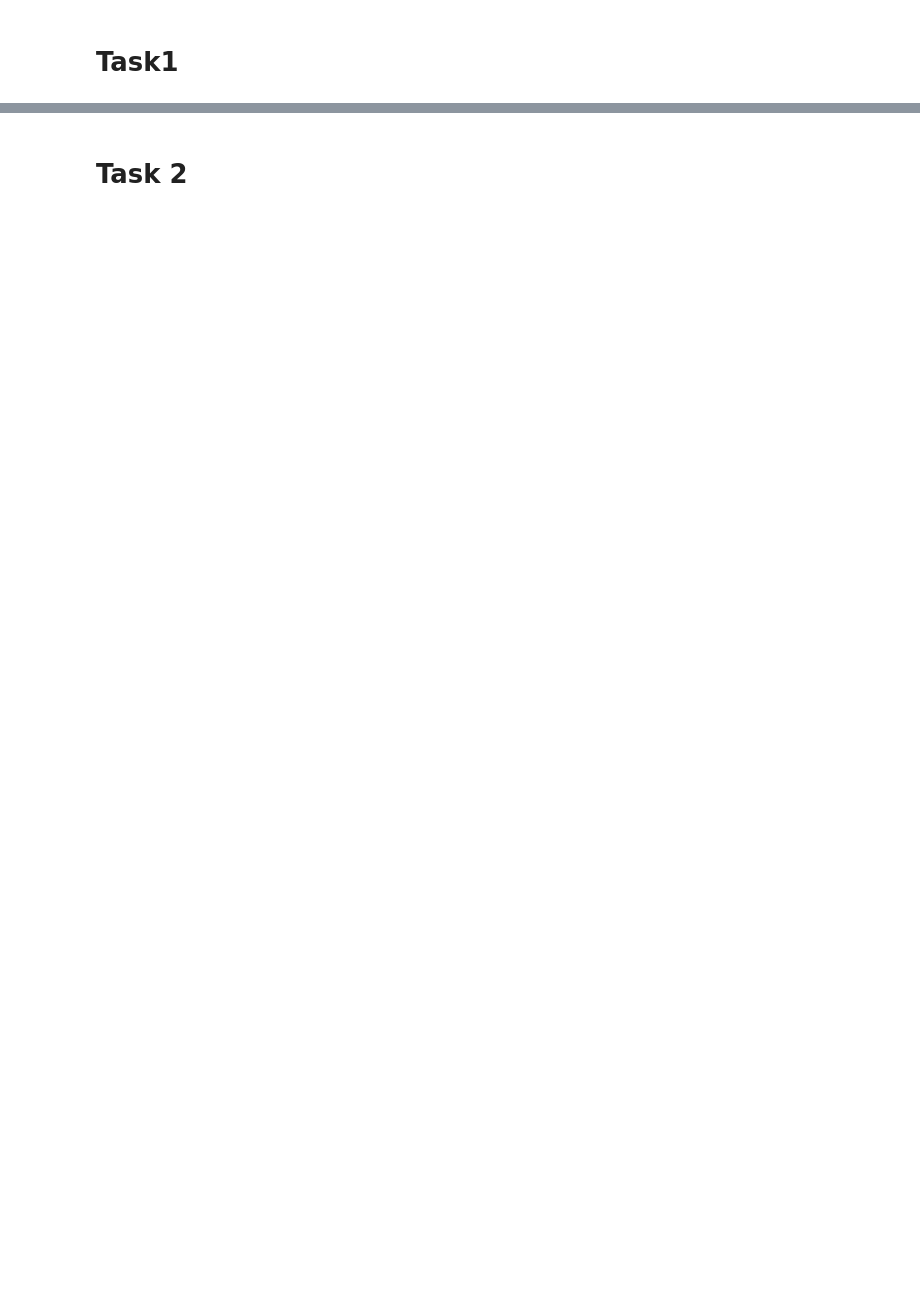
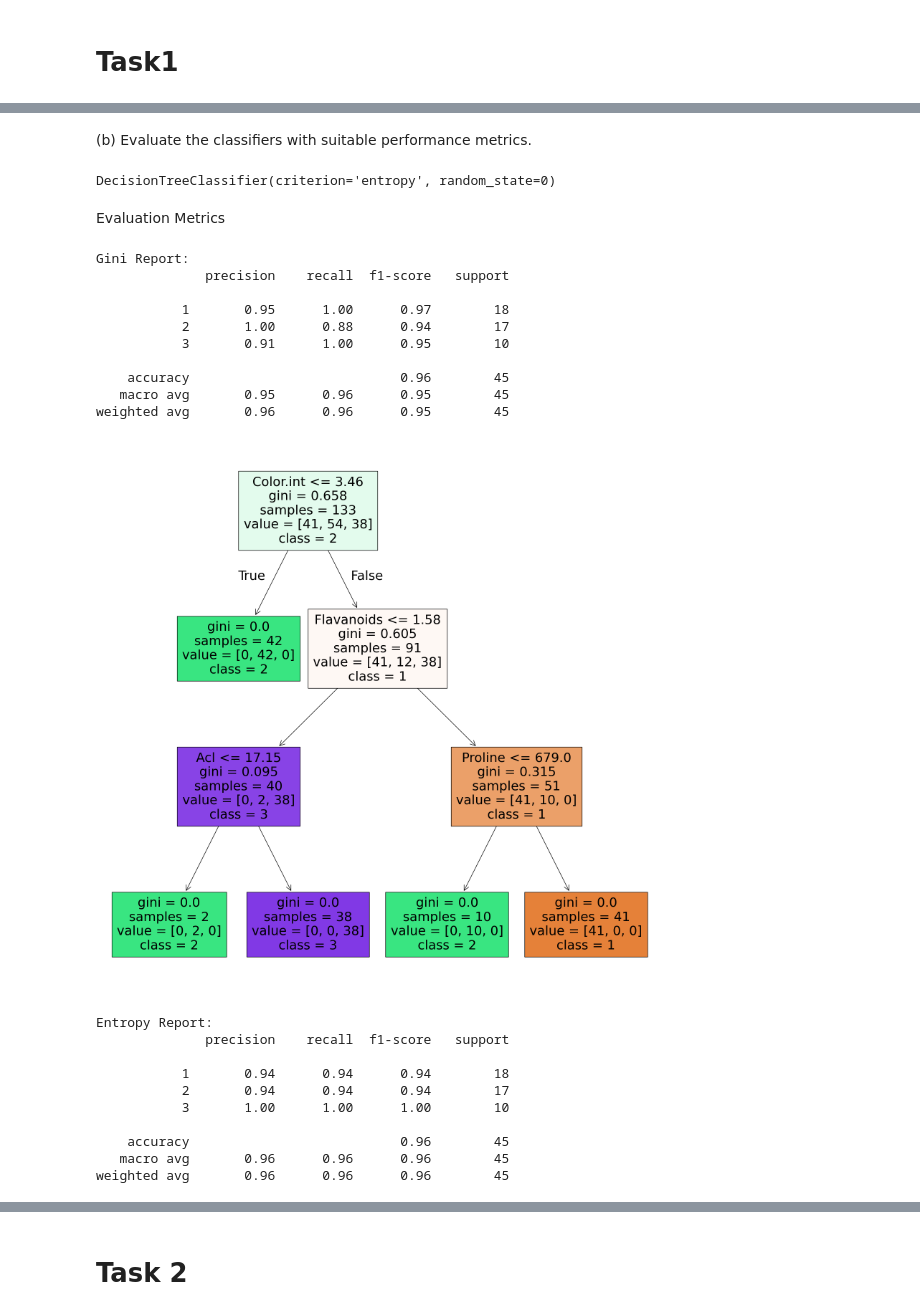
Before and after one commit to RavinduRepo/ML-Python-labs, a Jupyter notebook: Lab03/lab03.ipynb, the cells around one changed output, grey strips where cells are left out. Drawn from its saved outputs; the diff is of its cells as text; code cells hidden in the pictures; blank space fills up the shorter version.

```diff
--- a/Lab03/lab03.ipynb
+++ b/Lab03/lab03.ipynb
@@ -95,0 +392,73 @@ ExecutableNotFound: failed to execute WindowsPath('dot'), make sure the Graphviz
+# %% [markdown]
+(b) Evaluate the classifiers with suitable performance metrics.
+# %%
+from sklearn.tree import DecisionTreeClassifier
+from sklearn.model_selection import train_test_split
+
+# Split data
+X_train, X_test, y_train, y_test = train_test_split(
+    X_imputed, y, test_size=0.25, random_state=1
+)
+
+# Gini classifier
+clf_gini = DecisionTreeClassifier(criterion='gini', random_state=0)
+clf_gini.fit(X_train, y_train)
+
+# Entropy classifier
+clf_entropy = DecisionTreeClassifier(criterion='entropy', random_state=0)
+clf_entropy.fit(X_train, y_train)
+# %% [output]
+DecisionTreeClassifier(criterion='entropy', random_state=0)
+# %% [markdown]
+Evaluation Metrics
+# %%
+from sklearn.metrics import classification_report
+from sklearn.tree import plot_tree
+
+gini_pred = clf_gini.predict(X_test)
+entropy_pred = clf_entropy.predict(X_test)
+
+print("Gini Report:")
+print(classification_report(y_test, gini_pred))
+import matplotlib.pyplot as plt
+
+plt.figure(figsize=(20,20))
+plot_tree(clf_gini,
+          feature_names=X.columns,
+          class_names=['1','2','3'],
+          filled=True)
+plt.savefig('pruned_tree.png')
+plt.show()
+
+print("Entropy Report:")
+print(classification_report(y_test, entropy_pred))
+
+plt.figure(figsize=(20,20))
+plot_tree(clf_entropy,
+          feature_names=X.columns,
+          class_names=['1','2','3'],
+          filled=True)
+plt.savefig('pruned_tree.png')
+plt.show()
+# %% [output]
+Gini Report:
+              precision    recall  f1-score   support
+
+           1       0.95      1.00      0.97        18
+           2       1.00      0.88      0.94        17
+           3       0.91      1.00      0.95        10
+
+    accuracy                           0.96        45
+   macro avg       0.95      0.96      0.95        45
+weighted avg       0.96      0.96      0.95        45
+[figure, added]
+Entropy Report:
+              precision    recall  f1-score   support
+
+           1       0.94      0.94      0.94        18
+           2       0.94      0.94      0.94        17
+           3       1.00      1.00      1.00        10
+
+    accuracy                           0.96        45
+   macro avg       0.96      0.96      0.96        45
+weighted avg       0.96      0.96      0.96        45
```
Also changed, not shown: parts of 70 cells of this notebook, 12 other files.
